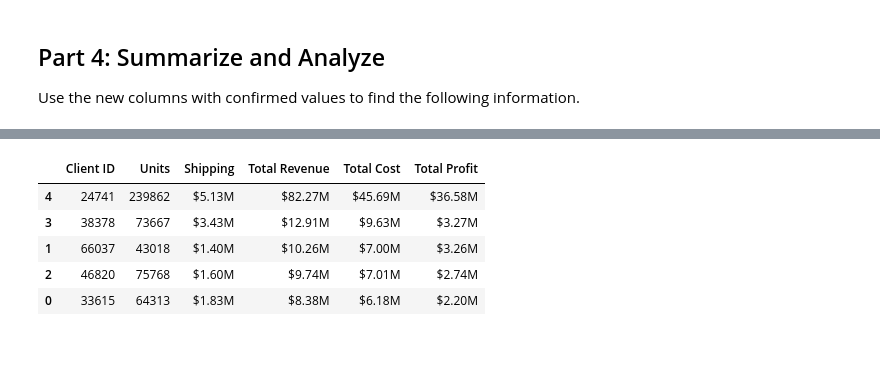
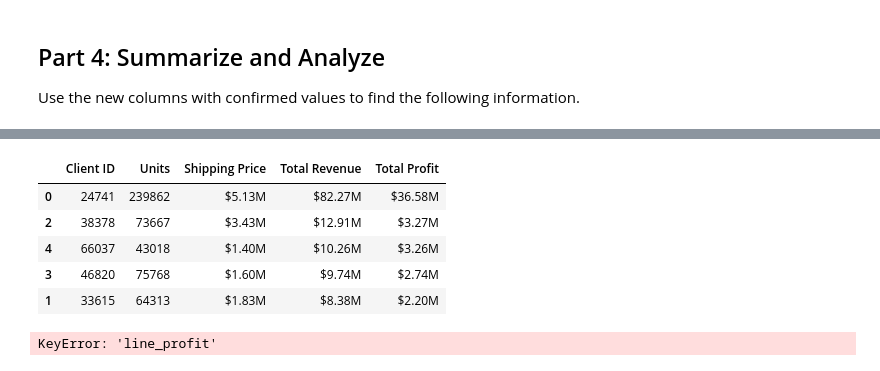
Before and after one commit to brian2656/pandas-challenge-1, a Jupyter notebook: module_4_challenge.ipynb, the cells around one changed output, grey strips where cells are left out. Cells and saved outputs as stored; diff of their text form; code cells hidden in the pictures.

```diff
--- a/module_4_challenge.ipynb
+++ b/module_4_challenge.ipynb
@@ -235,13 +225,35 @@ Use the new columns with confirmed values to find the following information.
 # %%
 # Format the data and rename the columns
 # to names suitable for presentation.
 # Currency should be in millions of dollars.
+def millions(value):
+    return value/1000000
+summary_df["line_profit"] = summary_df["line_profit"].apply(millions)
+summary_df["shipping_price"] = summary_df["shipping_price"].apply(millions)
+summary_df["line_price"] = summary_df["line_price"].apply(millions)
+summary_df
+def millionformat(value):
+    return "${:.2f}M".format(value)
+summary_df["line_profit"] = summary_df["line_profit"].apply(millionformat)
+summary_df["shipping_price"] = summary_df["shipping_price"].apply(millionformat)
+summary_df["line_price"] = summary_df["line_price"].apply(millionformat)
+summary_df = summary_df.rename(columns={
+    "client_id":"Client ID",
+    "qty":"Units",
+    "shipping_price":"Shipping Price",
+    "line_price":"Total Revenue",
+    "line_profit":"Total Profit"})
+summary_df
+# %% [output]
+|  | Client ID | Units | Shipping Price | Total Revenue | Total Profit |
+| 0 | 24741 | 239862 | $5.13M | $82.27M | $36.58M |
+| 2 | 38378 | 73667 | $3.43M | $12.91M | $3.27M |
+| 4 | 66037 | 43018 | $1.40M | $10.26M | $3.26M |
+| 3 | 46820 | 75768 | $1.60M | $9.74M | $2.74M |
+| 1 | 33615 | 64313 | $1.83M | $8.38M | $2.20M |
 # %%
 # Sort the updated data by "Total Profit" form highest to lowest
+summary_df = summary_df.sort_values(by=["line_profit"], ascending=False)
+summary_df
 # %% [output]
-|  | Client ID | Units | Shipping | Total Revenue | Total Cost | Total Profit |
-| 4 | 24741 | 239862 | $5.13M | $82.27M | $45.69M | $36.58M |
-| 3 | 38378 | 73667 | $3.43M | $12.91M | $9.63M | $3.27M |
-| 1 | 66037 | 43018 | $1.40M | $10.26M | $7.00M | $3.26M |
-| 2 | 46820 | 75768 | $1.60M | $9.74M | $7.01M | $2.74M |
-| 0 | 33615 | 64313 | $1.83M | $8.38M | $6.18M | $2.20M |
+KeyError: 'line_profit'
```
Also changed, not shown: parts of 8 cells of this notebook.
